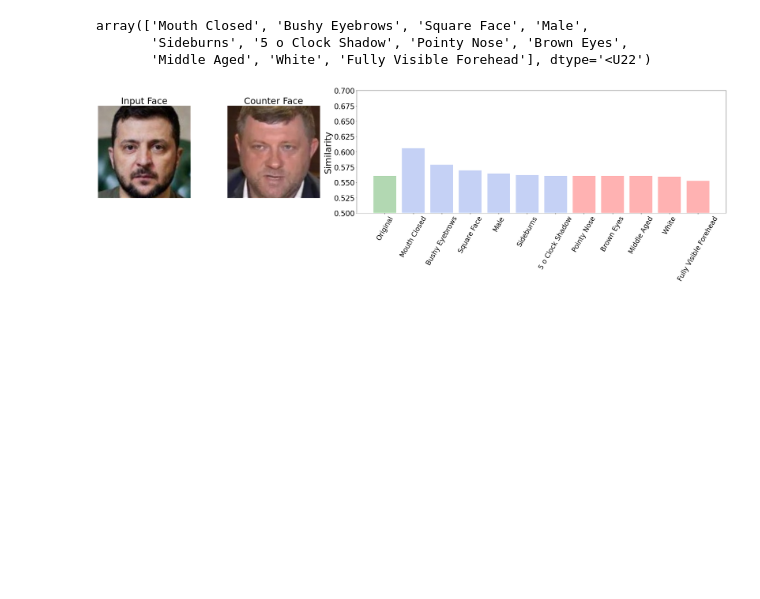
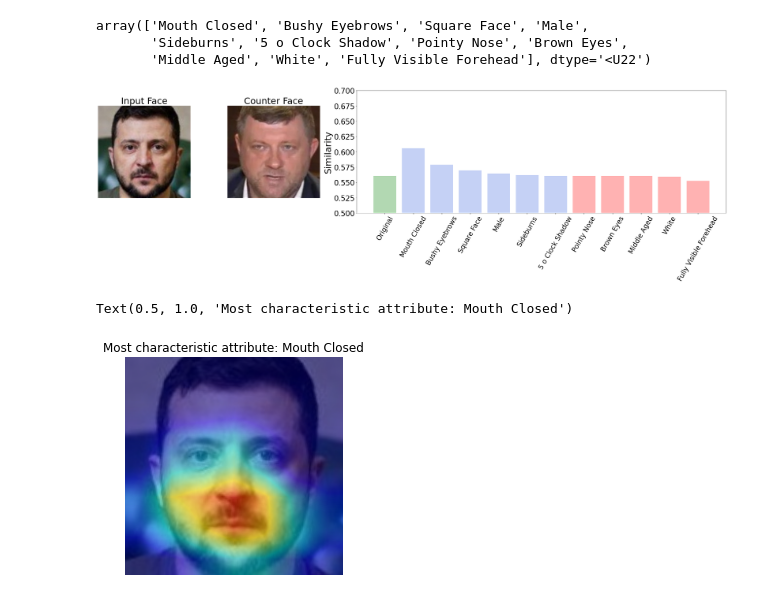
Before and after one commit to RuoyuChen10/Sim2Word, a Jupyter notebook: Visualization_tutorial.ipynb, the cells around one changed output. Saved outputs shown, nothing was run; the diff lists cells and outputs as text; code cells hidden in the pictures; blank space fills up the shorter version.

```diff
--- a/Visualization_tutorial.ipynb
+++ b/Visualization_tutorial.ipynb
@@ -363,3 +363,12 @@ plt.ylabel("Similarity",fontsize=32)
 plt.savefig("images/results/sort.jpg",bbox_inches='tight')
 # %% [output]
 [figure]
+# %%
+# Most characteristic attribute
+plt.figure()
+plt.axis('off')
+plt.imshow(heatmap_image[idx[0]])
+plt.title("Most characteristic attribute: {}".format(attribute_name[idx[0]]))
+# %% [output]
+Text(0.5, 1.0, 'Most characteristic attribute: Mouth Closed')
+[figure, added]
```
